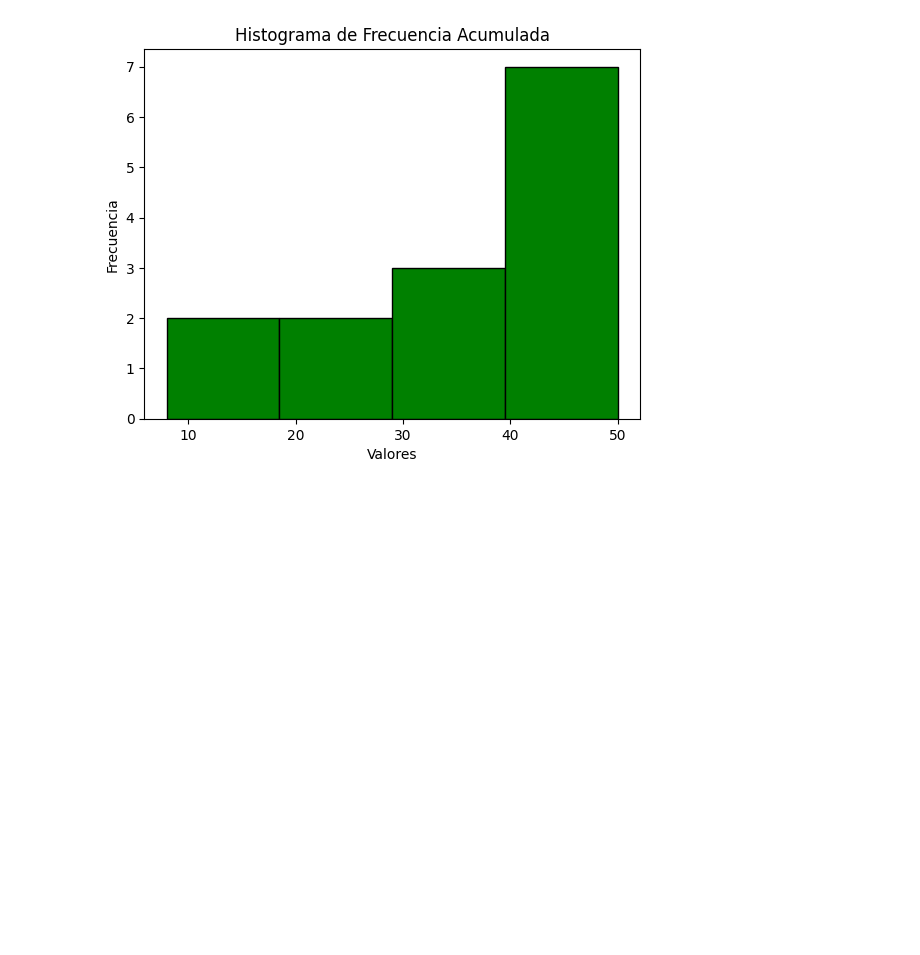
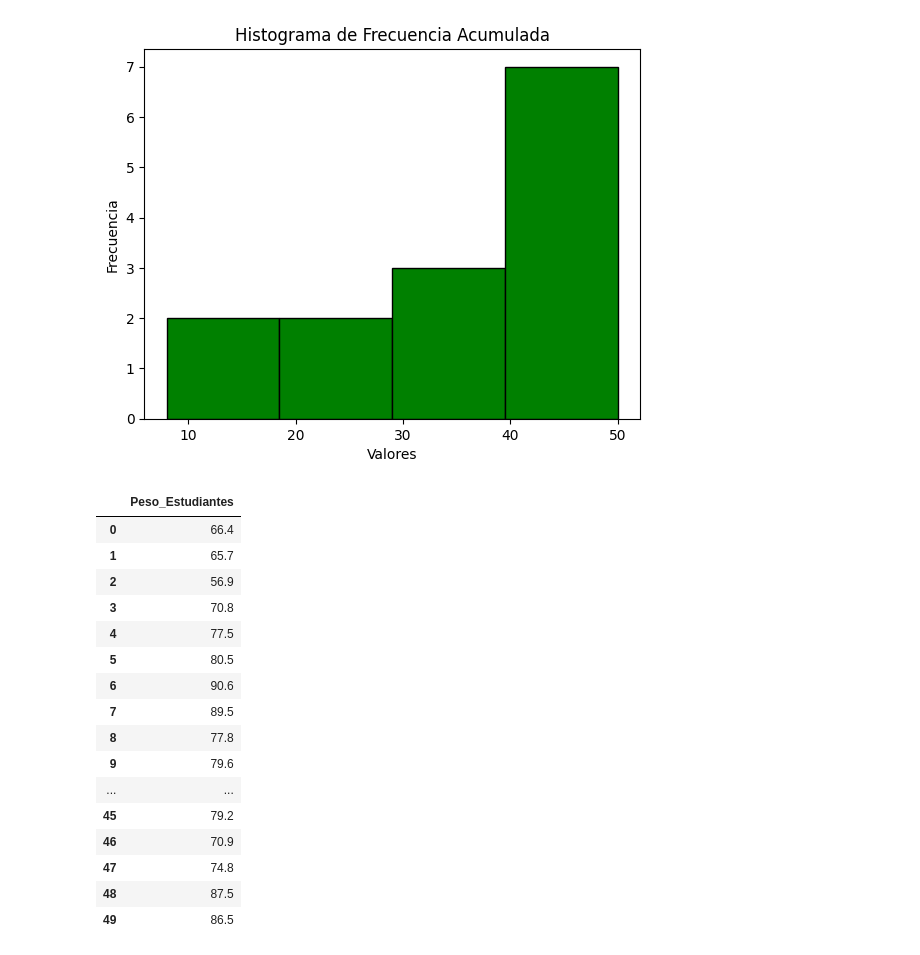
Before and after one commit to DarkKing516/MachineLearning, a Jupyter notebook: clase_random/estadistica.ipynb, the cells around one changed output. Saved outputs shown, nothing was run; the diff lists cells and outputs as text; code cells hidden in the pictures; blank space fills up the shorter version.

```diff
--- a/clase_random/estadistica.ipynb
+++ b/clase_random/estadistica.ipynb
@@ -165,3 +165,25 @@ plt.title('Histograma de Frecuencia Acumulada')
 plt.show()
 # %% [output]
 [figure]
+# %%
+datasetUwU = pd.read_excel('Datosestadisticos.xlsx', sheet_name='Cuantitativos_Continuos')
+
+datasetUwU
+# %% [output]
+|  | Peso_Estudiantes |
+| 0 | 66.4 |
+| 1 | 65.7 |
+| 2 | 56.9 |
+| 3 | 70.8 |
+| 4 | 77.5 |
+| 5 | 80.5 |
+| 6 | 90.6 |
+| 7 | 89.5 |
+| 8 | 77.8 |
+| 9 | 79.6 |
+| ... | ... |
+| 45 | 79.2 |
+| 46 | 70.9 |
+| 47 | 74.8 |
+| 48 | 87.5 |
+| 49 | 86.5 |
```
Also changed, not shown: parts of 6 cells of this notebook.
